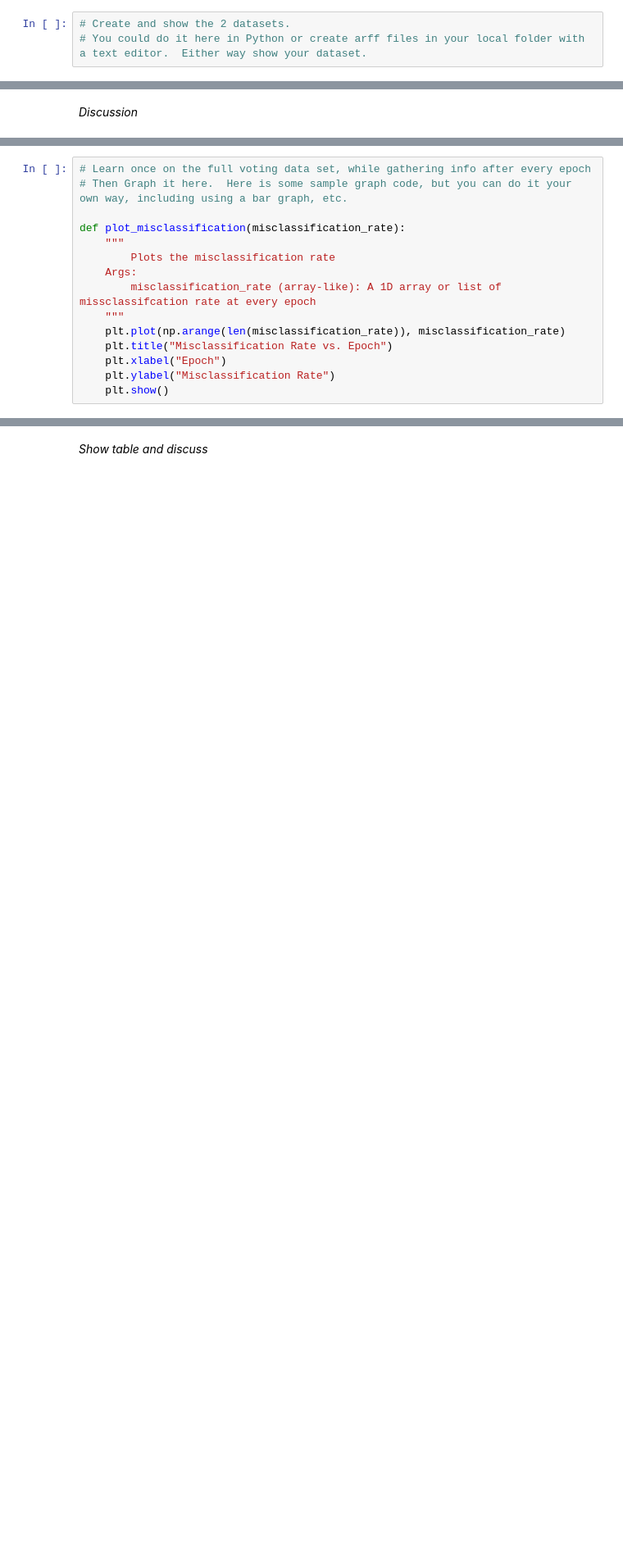
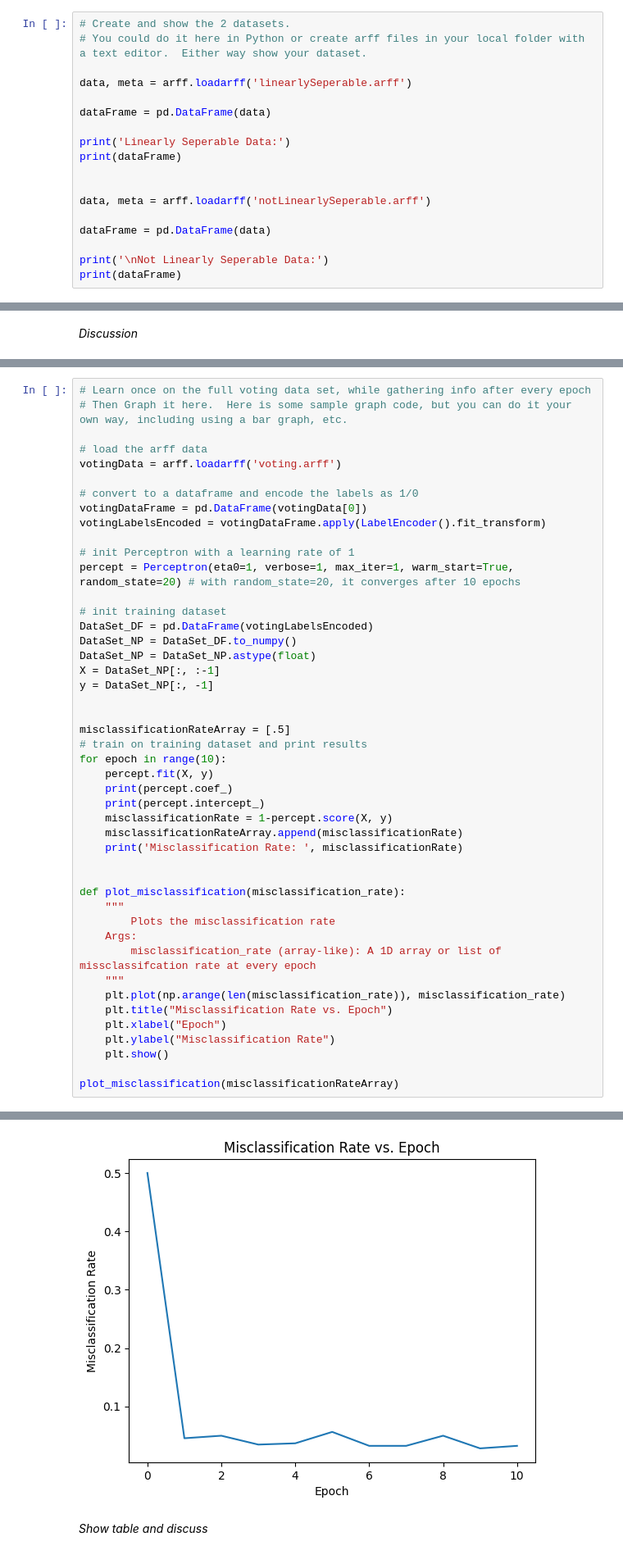
Before and after one commit to tchild1/CS-270-Intro-to-Machine-Learning, a Jupyter notebook: perceptron/Perceptron Lab.ipynb, the cells around one changed output, grey strips where cells are left out. Shown at 82% size. Drawn from its saved outputs; the diff is of its cells as text; blank space fills up the shorter version.

```diff
--- a/perceptron/Perceptron Lab.ipynb
+++ b/perceptron/Perceptron Lab.ipynb
@@ -126,3 +128,18 @@ Further, note that I set the learning rate to .1. This is a constant value which
 # %%
 # Create and show the 2 datasets.
 # You could do it here in Python or create arff files in your local folder with a text editor.  Either way show your dataset.
+
+data, meta = arff.loadarff('linearlySeperable.arff')
+
+dataFrame = pd.DataFrame(data)
+
+print('Linearly Seperable Data:')
+print(dataFrame)
+
+
+data, meta = arff.loadarff('notLinearlySeperable.arff')
+
+dataFrame = pd.DataFrame(data)
+
+print('\nNot Linearly Seperable Data:')
+print(dataFrame)
@@ -228,6 +418,35 @@ Learn with the perceptron once on the full voting data set and graph the misclas
 # %%
 # Learn once on the full voting data set, while gathering info after every epoch
 # Then Graph it here.  Here is some sample graph code, but you can do it your own way, including using a bar graph, etc.
+
+# load the arff data
+votingData = arff.loadarff('voting.arff')
+
+# convert to a dataframe and encode the labels as 1/0
+votingDataFrame = pd.DataFrame(votingData[0])
+votingLabelsEncoded = votingDataFrame.apply(LabelEncoder().fit_transform)
+
+# init Perceptron with a learning rate of 1
+percept = Perceptron(eta0=1, verbose=1, max_iter=1, warm_start=True, random_state=20) # with random_state=20, it converges after 10 epochs
+
+# init training dataset
+DataSet_DF = pd.DataFrame(votingLabelsEncoded)
+DataSet_NP = DataSet_DF.to_numpy()
+DataSet_NP = DataSet_NP.astype(float)
+X = DataSet_NP[:, :-1]
+y = DataSet_NP[:, -1]
+
+
+misclassificationRateArray = [.5]
+# train on training dataset and print results
+for epoch in range(10):
+    percept.fit(X, y)
+    print(percept.coef_)
+    print(percept.intercept_)
+    misclassificationRate = 1-percept.score(X, y)
+    misclassificationRateArray.append(misclassificationRate)
+    print('Misclassification Rate: ', misclassificationRate)
+
 
 def plot_misclassification(misclassification_rate):
     """
@@ -240,3 +459,6 @@ def plot_misclassification(misclassification_rate):
     plt.xlabel("Epoch")
     plt.ylabel("Misclassification Rate")
     plt.show()
+
+plot_misclassification(misclassificationRateArray)
+# %% [output]
@@ -243,3 +482,4 @@ def plot_misclassification(misclassification_rate):
+[figure, added]
 # %% [markdown]
 *Show table and discuss*
 # %% [markdown]
```
Also changed, not shown: parts of 14 cells of this notebook, 3 other files.
